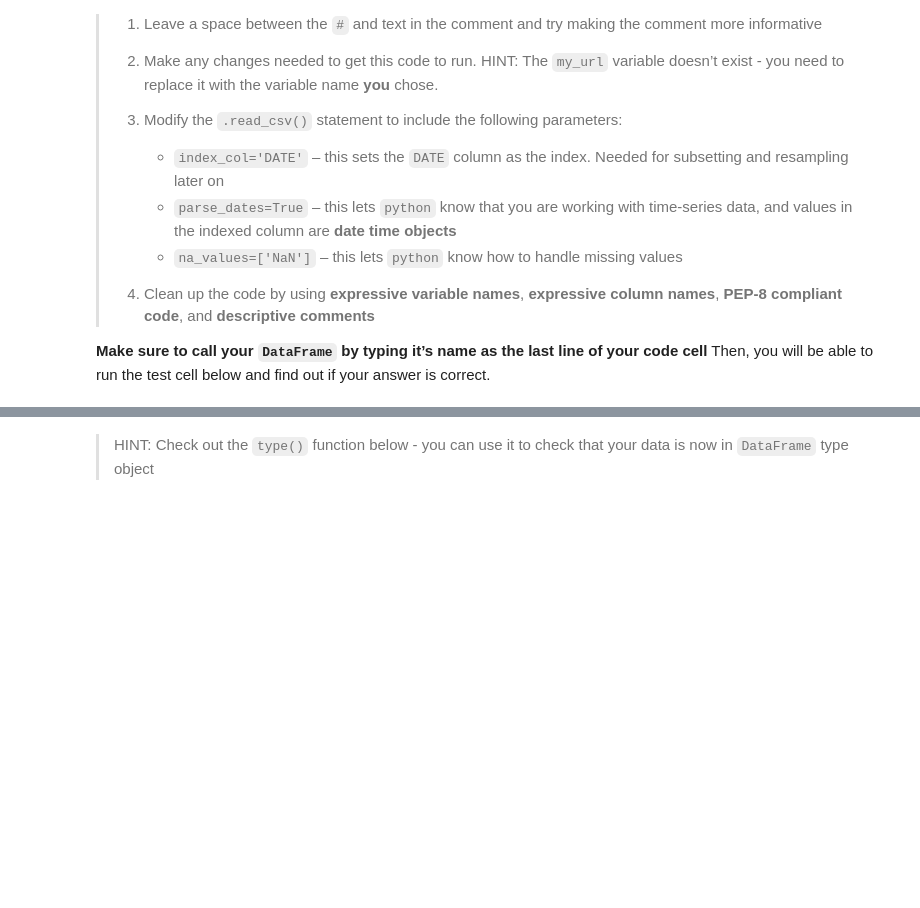
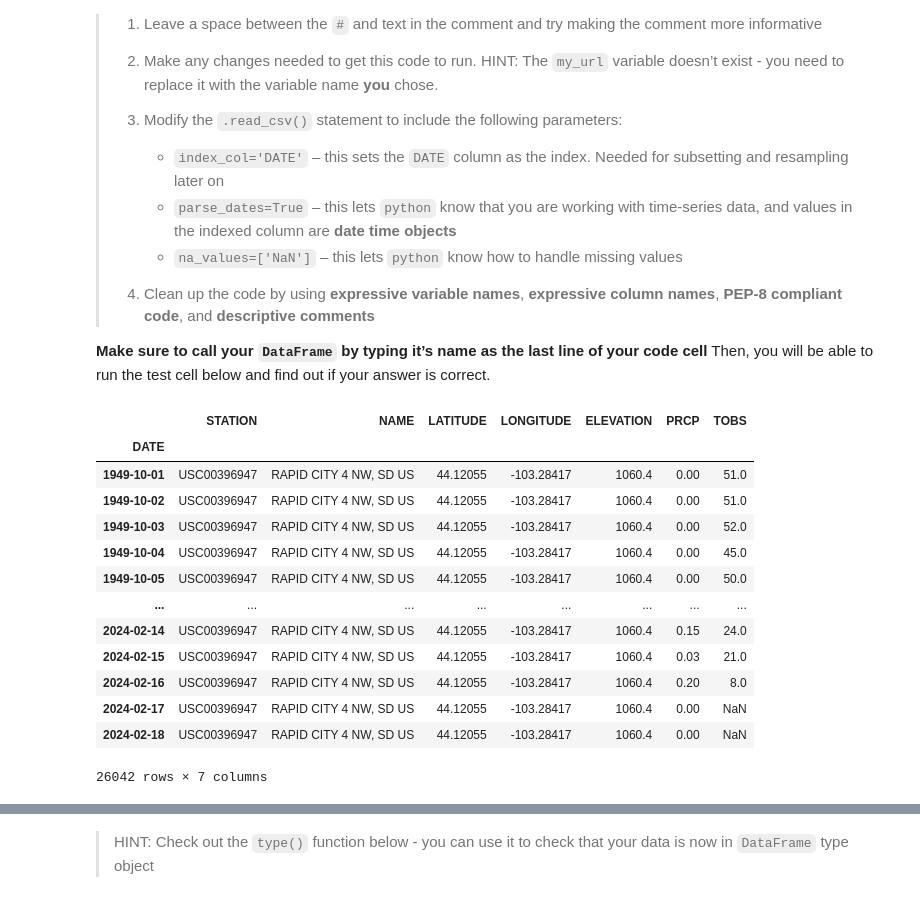
Before and after one commit to angelinawade12/stars-01-get-started-angelinawade12, a Jupyter notebook: rapidcity_weather_analysis.ipynb, the cells around one changed output, grey strips where cells are left out. Saved outputs shown, nothing was run; the diff lists cells and outputs as text; code cells hidden in the pictures; blank space fills up the shorter version.

Commit message:
Created dataframe

```diff
--- a/rapidcity_weather_analysis.ipynb
+++ b/rapidcity_weather_analysis.ipynb
@@ -233,7 +239,9 @@ Python has no ‘hey what was that thingy I typed yesterday?’ function).
 > 3.  At the end of the cell where you define your url variable, **call
 >     your variable (type out its name)** so it can be tested.
 # %%
-stuff23 = ('https://www.ncei.noaa.gov/access/services/da'
-'ta/v1?dataset=daily-summaries&dataTypes=TOBS,PRCP&stations=USC00396947&startDate=1949-10-01&endDate=2024-02-18&includeStationName=true&includeStation'
+daily_sum = ('https://www.ncei.noaa.gov/access/services/da'
+'ta/v1?dataset=daily-summaries&dataTypes=TOBS,PRCP&stations'
+'=USC00396947&startDate=1949-10-01&endDate=2024-02-18&'
+'includeStationName=true&includeStation'
 'Location=1&units=standard')
-stuff23
+daily_sum
@@ -296,10 +310,29 @@ some problems…
 line of your code cell** Then, you will be able to run the test cell
 below and find out if your answer is correct.
 # %%
+# use pandas to download data into data frame
 rapid_df = pd.read_csv(
-  rapid_url,
-  index_col='something')
+  daily_sum,
+  index_col='DATE',
+  parse_dates=True,
+  na_values=['NaN'])
+
 rapid_df
+# %% [output]
+|  | STATION | NAME | LATITUDE | LONGITUDE | ELEVATION | PRCP | TOBS |
+| DATE |  |  |  |  |  |  |  |
+| 1949-10-01 | USC00396947 | RAPID CITY 4 NW, SD US | 44.12055 | -103.28417 | 1060.4 | 0.00 | 51.0 |
+| 1949-10-02 | USC00396947 | RAPID CITY 4 NW, SD US | 44.12055 | -103.28417 | 1060.4 | 0.00 | 51.0 |
+| 1949-10-03 | USC00396947 | RAPID CITY 4 NW, SD US | 44.12055 | -103.28417 | 1060.4 | 0.00 | 52.0 |
+| 1949-10-04 | USC00396947 | RAPID CITY 4 NW, SD US | 44.12055 | -103.28417 | 1060.4 | 0.00 | 45.0 |
+| 1949-10-05 | USC00396947 | RAPID CITY 4 NW, SD US | 44.12055 | -103.28417 | 1060.4 | 0.00 | 50.0 |
+| ... | ... | ... | ... | ... | ... | ... | ... |
+| 2024-02-14 | USC00396947 | RAPID CITY 4 NW, SD US | 44.12055 | -103.28417 | 1060.4 | 0.15 | 24.0 |
+| 2024-02-15 | USC00396947 | RAPID CITY 4 NW, SD US | 44.12055 | -103.28417 | 1060.4 | 0.03 | 21.0 |
+| 2024-02-16 | USC00396947 | RAPID CITY 4 NW, SD US | 44.12055 | -103.28417 | 1060.4 | 0.20 | 8.0 |
+| 2024-02-17 | USC00396947 | RAPID CITY 4 NW, SD US | 44.12055 | -103.28417 | 1060.4 | 0.00 | NaN |
+| 2024-02-18 | USC00396947 | RAPID CITY 4 NW, SD US | 44.12055 | -103.28417 | 1060.4 | 0.00 | NaN |
+26042 rows × 7 columns
 # %%
 # DO NOT MODIFY THIS TEST CELL
 tmax_df_resp = _
```
Also changed, not shown: parts of 5 cells of this notebook.
